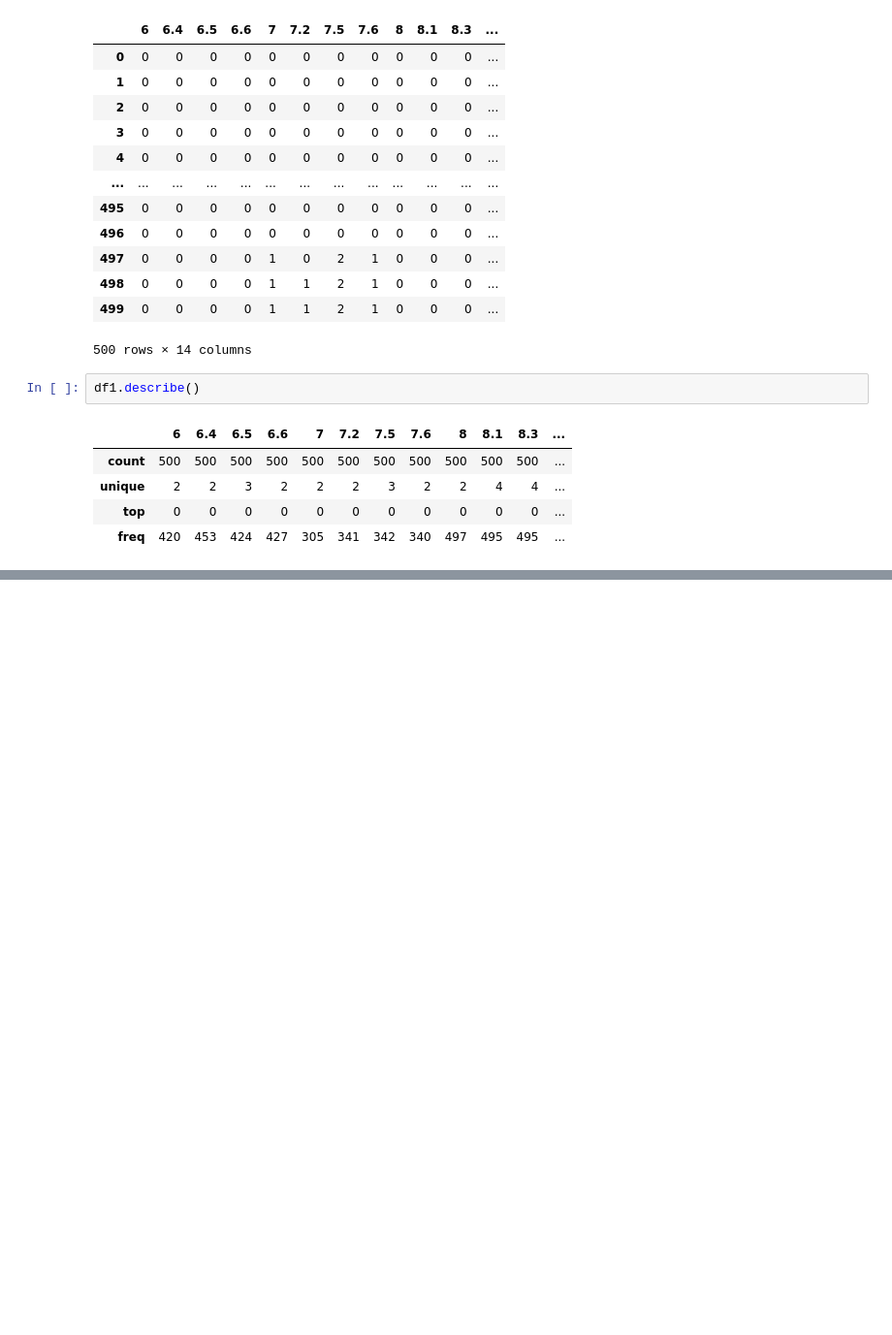
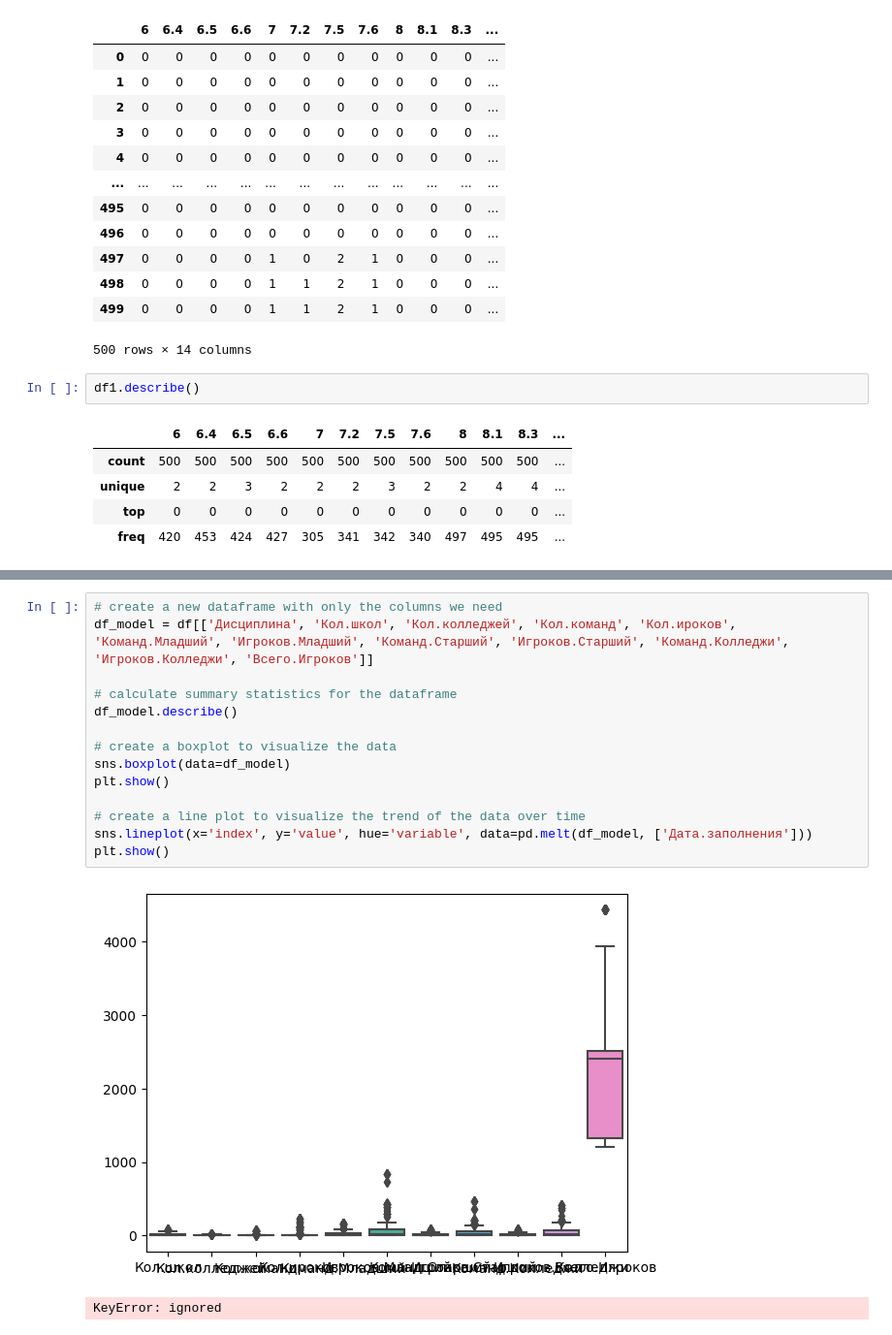
Before and after one commit to vn322/Sport-University, a Jupyter notebook: школы_кибер.ipynb, the cells around one changed output, grey strips where cells are left out. Shown at 97% size. Drawn from its saved outputs; the diff is of its cells as text; blank space fills up the shorter version.

```diff
--- a/школы_кибер.ipynb
+++ b/школы_кибер.ipynb
@@ -1846,0 +1918,17 @@ df1.describe()
+# %%
+# create a new dataframe with only the columns we need
+df_model = df[['Дисциплина', 'Кол.школ', 'Кол.колледжей', 'Кол.команд', 'Кол.ироков', 'Команд.Младший', 'Игроков.Младший', 'Команд.Старший', 'Игроков.Старший', 'Команд.Колледжи', 'Игроков.Колледжи', 'Всего.Игроков']]
+
+# calculate summary statistics for the dataframe
+df_model.describe()
+
+# create a boxplot to visualize the data
+sns.boxplot(data=df_model)
+plt.show()
+
+# create a line plot to visualize the trend of the data over time
+sns.lineplot(x='index', y='value', hue='variable', data=pd.melt(df_model, ['Дата.заполнения']))
+plt.show()
+# %% [output]
+[figure, added]
+KeyError: ignored
```
Also changed, not shown: parts of 20 cells of this notebook.
